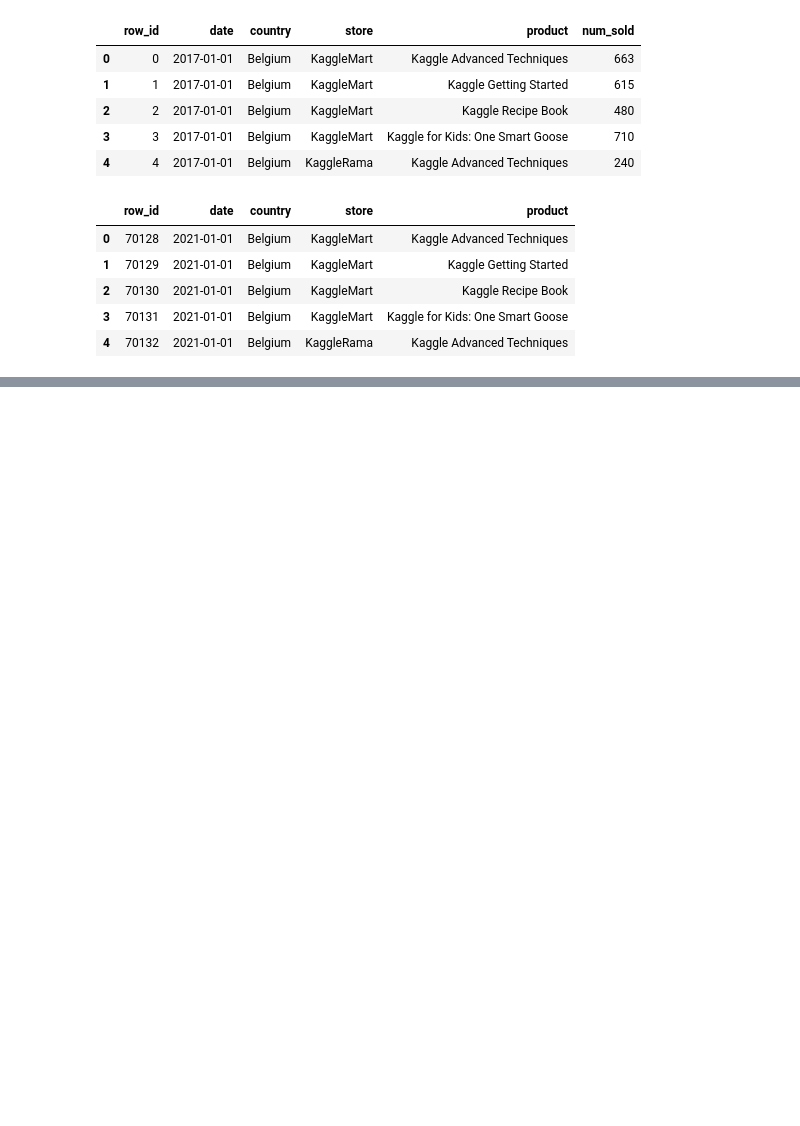
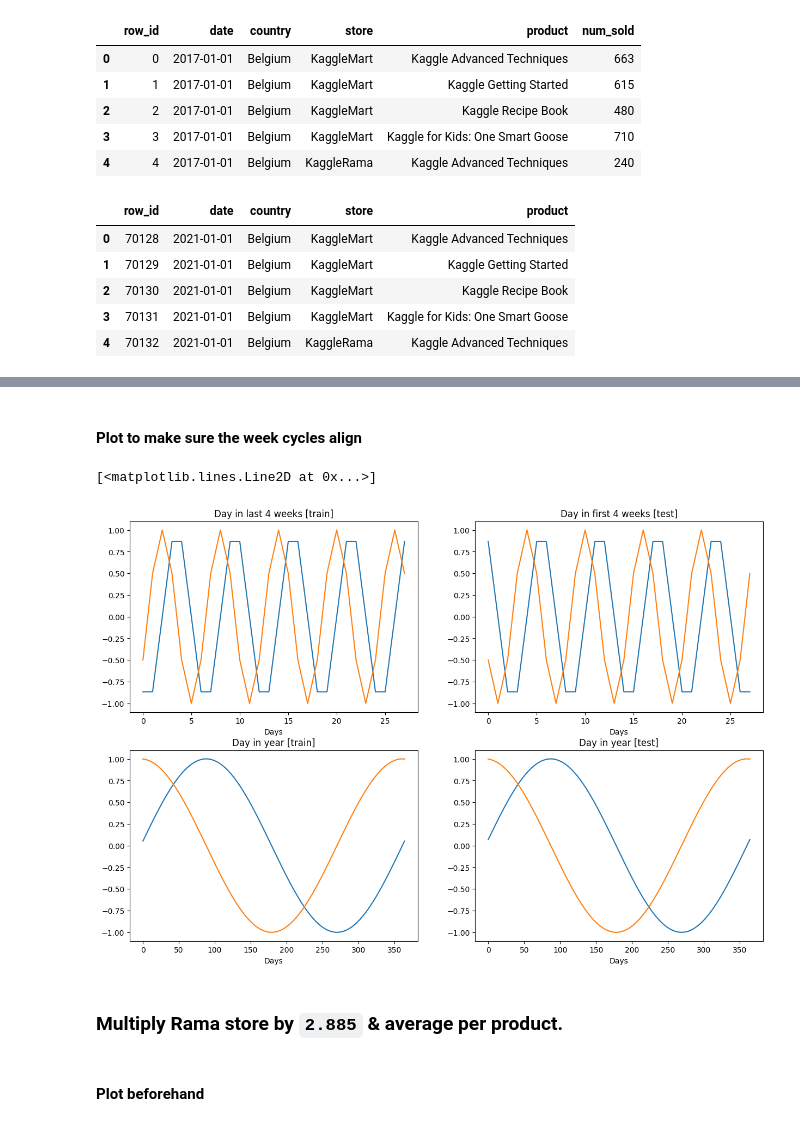
Before and after one commit to Jan-Oliver/Kaggle_TPS_SEP22, a Jupyter notebook: jupyter/train.ipynb, the cells around one changed output, grey strips where cells are left out. Cells and saved outputs as stored; diff of their text form; code cells hidden in the pictures; blank space fills up the shorter version.

```diff
--- a/jupyter/train.ipynb
+++ b/jupyter/train.ipynb
@@ -40,7 +48,9 @@ test_df['date'] = pd.to_datetime(test_df['date'])
 # %% [markdown]
 ### Drop Leap year day
 # %%
-print(train_df.shape)
+print("Before dropping training data shape is: ", train_df.shape)
 train_df = train_df[train_df.date != pd.Timestamp("2020-02-29")]
-print(train_df.shape)
+train_df = train_df[train_df.date != pd.Timestamp("2020-02-29")]
+train_df
+print("After dropping training data shape is: ", train_df.shape)
 # %% [output]
@@ -146,0 +140,3 @@ test_df_2020 = test_df[test_df["date"] > pd.Timestamp("2020-01-01")].copy(deep=T
+# %%
+train_df_prep = train_df[train_df["date"] >= pd.Timestamp("2020-01-01")]
+test_df_prep = test_df.copy(deep = True)
@@ -146,0 +145,15 @@ test_df_2020 = test_df[test_df["date"] > pd.Timestamp("2020-01-01")].copy(deep=T
+# %%
+train_df_prep = train_df_prep.groupby(['date','store','product']).agg({
+    'num_sold': 'mean',
+    'year_cos': 'first',
+    'year_sin': 'first',
+    'week_sin': 'first',
+    'week_cos': 'first',
+}).reset_index()
+
+test_df_prep = test_df_prep.groupby(['date','store','product']).agg({
+    'year_cos': 'first',
+    'year_sin': 'first',
+    'week_sin': 'first',
+    'week_cos': 'first',
+}).reset_index()
@@ -146,0 +178,27 @@ test_df_2020 = test_df[test_df["date"] > pd.Timestamp("2020-01-01")].copy(deep=T
+# %% [markdown]
+#### Plot to make sure the week cycles align
+# %%
+fig, axes = plt.subplots(nrows=2, ncols=2, figsize=(15,10))
+axes[0][0].set_title('Day in last 4 weeks [train]')
+axes[0][0].set_xlabel('Days')
+axes[0][0].plot(np.array(train_df_prep['week_sin'])[::8][-28:])
+axes[0][0].plot(np.array(train_df_prep['week_cos'])[::8][-28:])
+axes[0][1].set_title('Day in first 4 weeks [test]')
+axes[0][1].set_xlabel('Days')
+axes[0][1].plot(np.array(test_df_prep['week_sin'])[::8][:28])
+axes[0][1].plot(np.array(test_df_prep['week_cos'])[::8][:28])
+axes[1][0].set_title('Day in year [train]')
+axes[1][0].set_xlabel('Days')
+axes[1][0].plot(np.array(train_df_prep['year_sin'])[::8])
+axes[1][0].plot(np.array(train_df_prep['year_cos'])[::8])
+axes[1][1].set_title('Day in year [test]')
+axes[1][1].set_xlabel('Days')
+axes[1][1].plot(np.array(test_df_prep['year_sin'])[::8])
+axes[1][1].plot(np.array(test_df_prep['year_cos'])[::8])
+# %% [output]
+[<matplotlib.lines.Line2D at 0x...>]
+[figure, added]
+# %% [markdown]
+### Multiply Rama store by `2.885` & average per product.
+# %% [markdown]
+#### Plot beforehand
```
Also changed, not shown: parts of 36 cells of this notebook.
